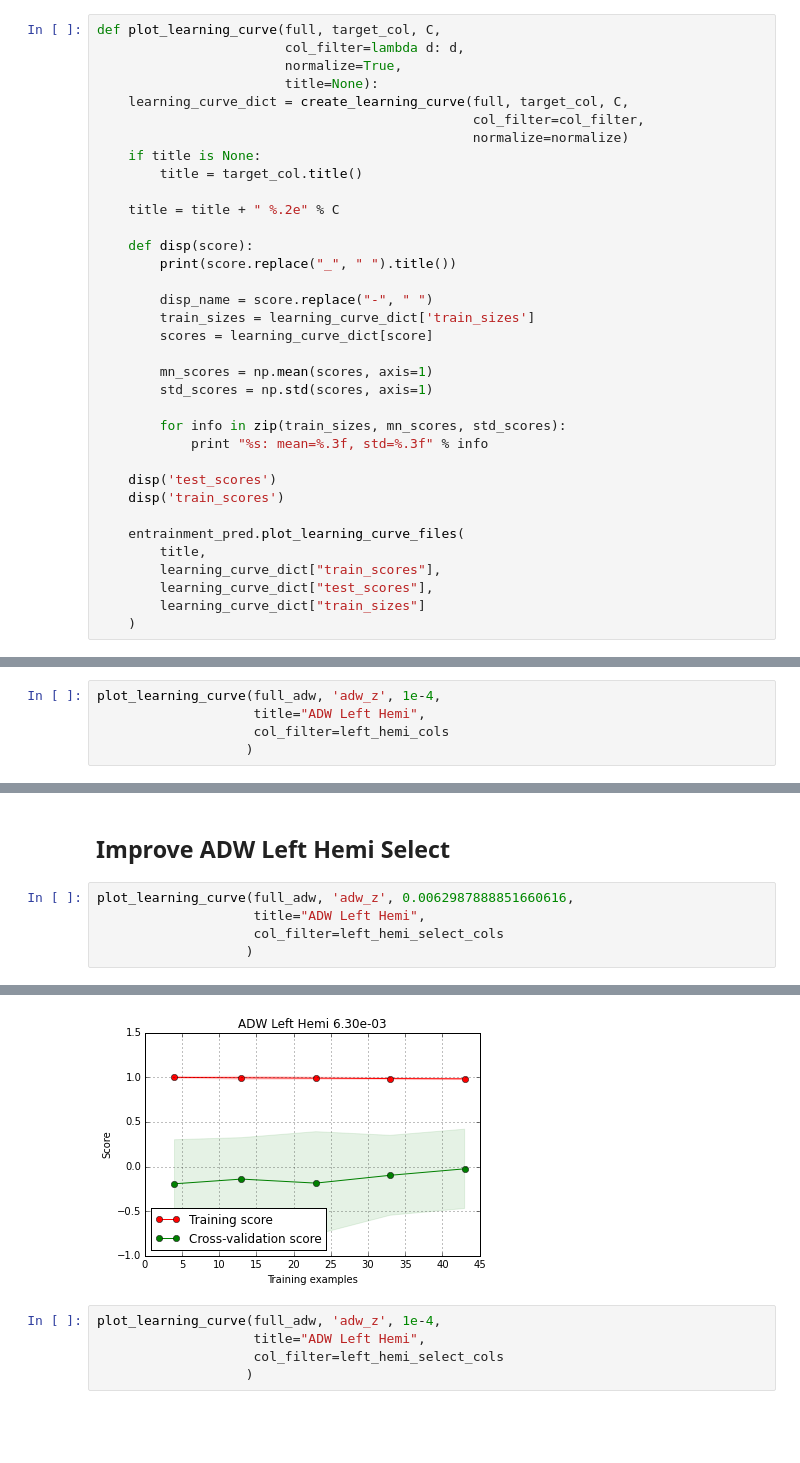
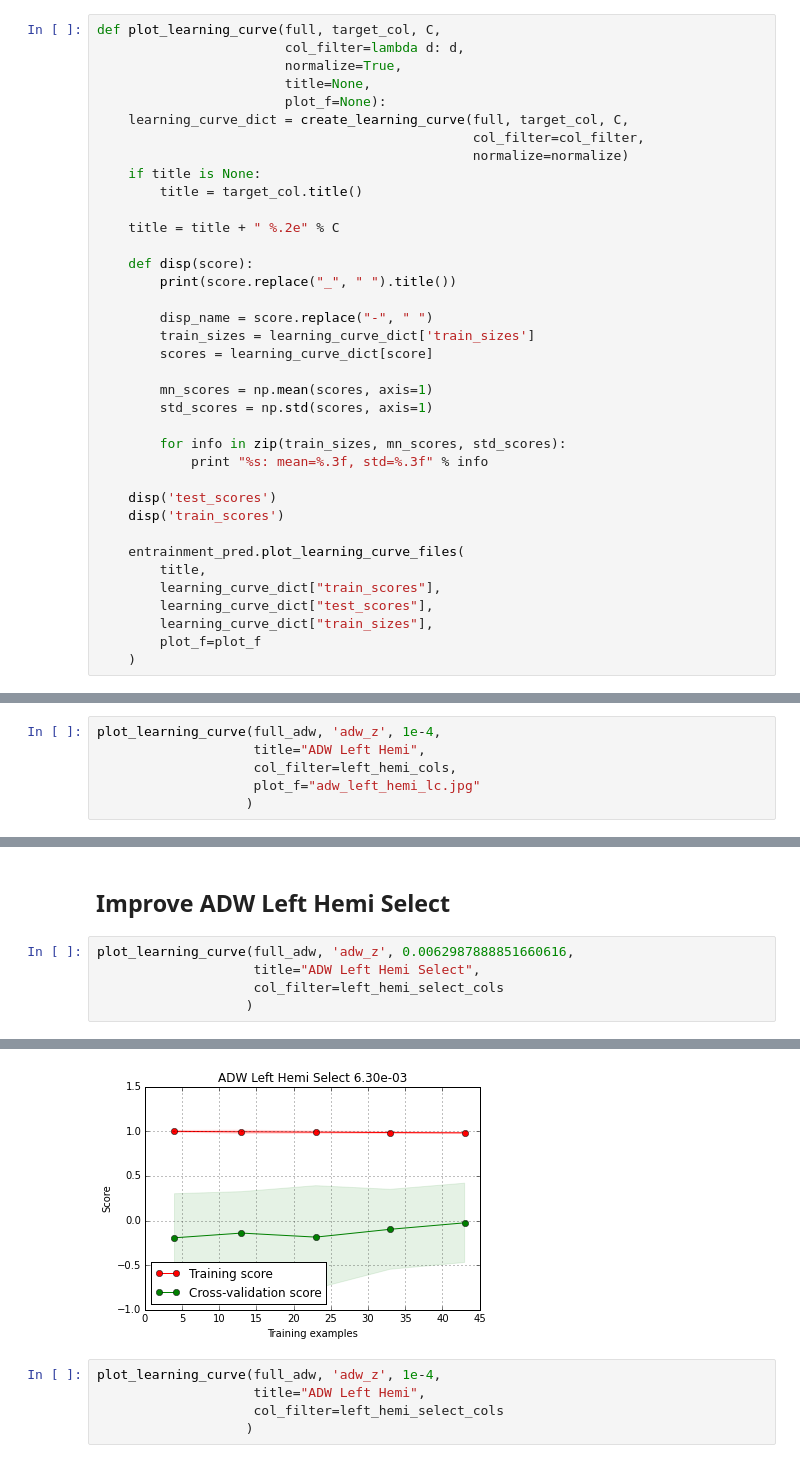
Before and after one commit to bonilhamusclab-projects/behav_connectome_prediction, a Jupyter notebook: Learning Curves.ipynb, the cells around one changed output, grey strips where cells are left out. Saved outputs shown, nothing was run; the diff lists cells and outputs as text; blank space fills up the shorter version.

Commit message:
fix titles

```diff
--- a/Learning Curves.ipynb
+++ b/Learning Curves.ipynb
@@ -137,7 +137,8 @@ left_hemi_select_cols = left_hemi_filter_gen("data/jhu_rois_left_adjusted.csv")
 def plot_learning_curve(full, target_col, C,
                         col_filter=lambda d: d,
                         normalize=True,
-                        title=None):
+                        title=None,
+                        plot_f=None):
     learning_curve_dict = create_learning_curve(full, target_col, C,
                                                 col_filter=col_filter,
                                                 normalize=normalize)
@@ -166,7 +167,8 @@ def plot_learning_curve(full, target_col, C,
         title,
         learning_curve_dict["train_scores"],
         learning_curve_dict["test_scores"],
-        learning_curve_dict["train_sizes"]
+        learning_curve_dict["train_sizes"],
+        plot_f=plot_f
     )
 # %%
 plot_learning_curve(full_atw, 'atw_z', 0.098454657585896929)
@@ -327,7 +330,8 @@ Train Scores
 # %%
 plot_learning_curve(full_adw, 'adw_z', 1e-4,
                     title="ADW Left Hemi",
-                    col_filter=left_hemi_cols
+                    col_filter=left_hemi_cols,
+                    plot_f="adw_left_hemi_lc.jpg"
                    )
 # %% [output]
 Test Scores
@@ -366,23 +370,23 @@ Train Scores
 ## Improve ADW Left Hemi Select
 # %%
 plot_learning_curve(full_adw, 'adw_z', 0.0062987888851660616,
-                    title="ADW Left Hemi",
+                    title="ADW Left Hemi Select",
                     col_filter=left_hemi_select_cols
                    )
 # %% [output]
 Test Scores
 4: mean=-0.194, std=0.494
 13: mean=-0.141, std=0.464
 23: mean=-0.186, std=0.576
 33: mean=-0.098, std=0.448
 43: mean=-0.026, std=0.444
 Train Scores
 4: mean=0.999, std=0.011
 13: mean=0.994, std=0.018
 23: mean=0.990, std=0.013
 33: mean=0.985, std=0.011
 43: mean=0.982, std=0.009
-[figure, old version]
+[figure, new version]
 # %%
 plot_learning_curve(full_adw, 'adw_z', 1e-4,
                     title="ADW Left Hemi",
```
Also changed, not shown: parts of 7 cells of this notebook.
